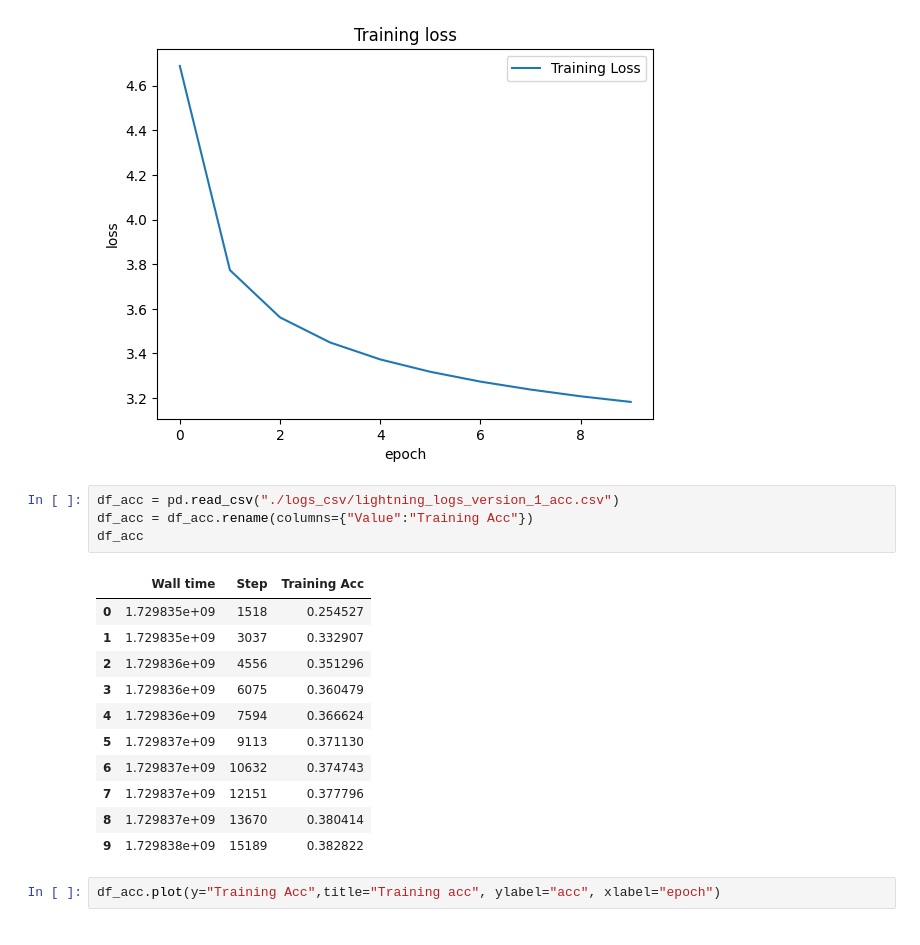
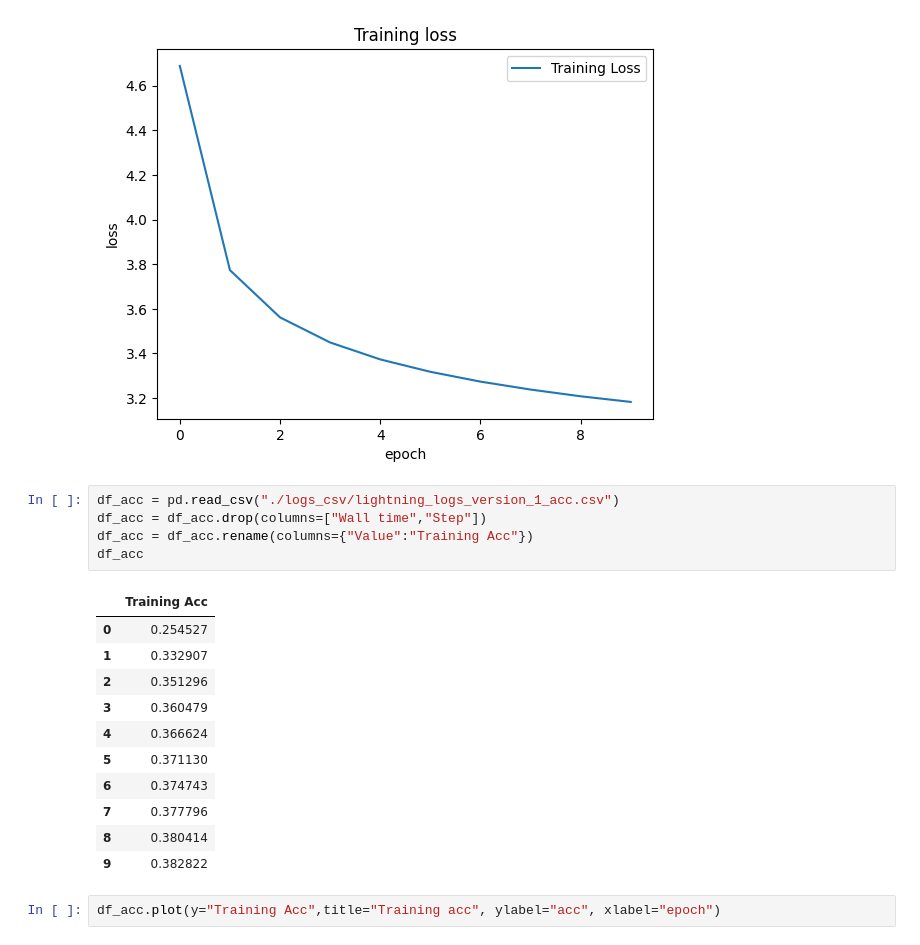
Before and after one commit to KeithLin724/NYCU_LLM_2024, a Jupyter notebook: HW1/hw1_1_313511068.ipynb, the cells around one changed output. Saved outputs shown, nothing was run; the diff lists cells and outputs as text.

```diff
--- a/HW1/hw1_1_313511068.ipynb
+++ b/HW1/hw1_1_313511068.ipynb
@@ -566,20 +573,21 @@ df_loss.plot(y="Training Loss",title="Training loss", ylabel="loss", xlabel="epo
 [figure]
 # %%
 df_acc = pd.read_csv("./logs_csv/lightning_logs_version_1_acc.csv")
+df_acc = df_acc.drop(columns=["Wall time","Step"])
 df_acc = df_acc.rename(columns={"Value":"Training Acc"})
 df_acc
 # %% [output]
-|  | Wall time | Step | Training Acc |
-| 0 | 1.729835e+09 | 1518 | 0.254527 |
-| 1 | 1.729835e+09 | 3037 | 0.332907 |
-| 2 | 1.729836e+09 | 4556 | 0.351296 |
-| 3 | 1.729836e+09 | 6075 | 0.360479 |
-| 4 | 1.729836e+09 | 7594 | 0.366624 |
-| 5 | 1.729837e+09 | 9113 | 0.371130 |
-| 6 | 1.729837e+09 | 10632 | 0.374743 |
-| 7 | 1.729837e+09 | 12151 | 0.377796 |
-| 8 | 1.729837e+09 | 13670 | 0.380414 |
-| 9 | 1.729838e+09 | 15189 | 0.382822 |
+|  | Training Acc |
+| 0 | 0.254527 |
+| 1 | 0.332907 |
+| 2 | 0.351296 |
+| 3 | 0.360479 |
+| 4 | 0.366624 |
+| 5 | 0.371130 |
+| 6 | 0.374743 |
+| 7 | 0.377796 |
+| 8 | 0.380414 |
+| 9 | 0.382822 |
 # %%
 df_acc.plot(y="Training Acc",title="Training acc", ylabel="acc", xlabel="epoch")
 # %% [output]
```
Also changed, not shown: parts of 4 cells of this notebook.
